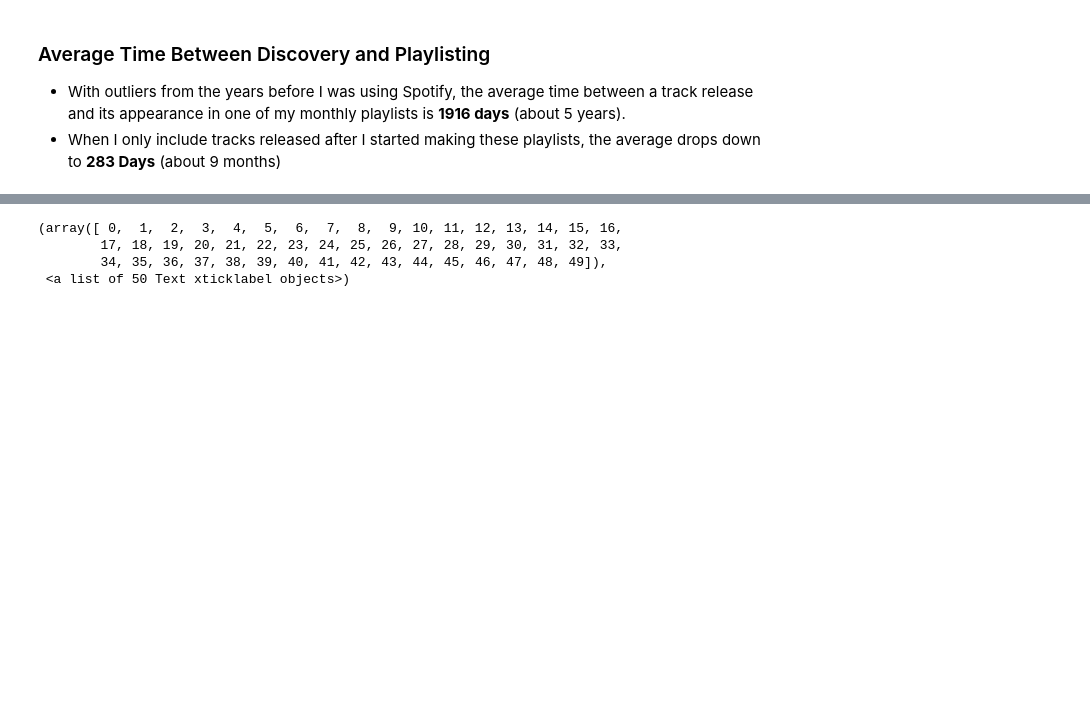
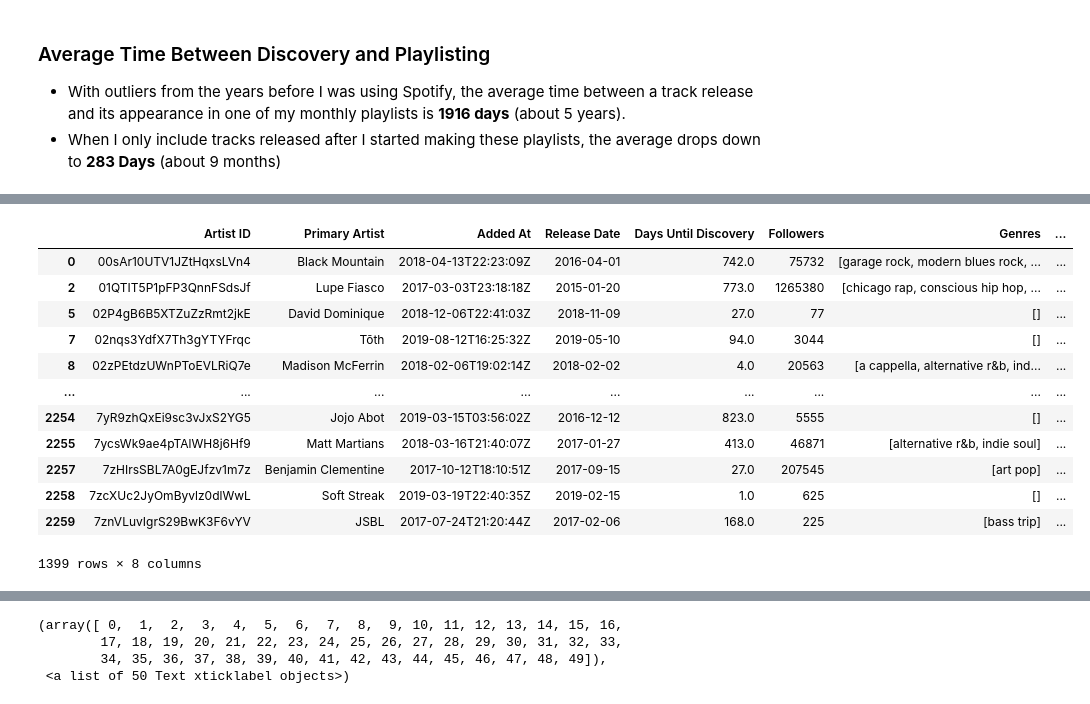
Before and after one commit to 2116kbps/artist-popularity-eda, a Jupyter notebook: Artist Popularity EDA.ipynb, the cells around one changed output, grey strips where cells are left out. Drawn from its saved outputs; the diff is of its cells as text; code cells hidden in the pictures; blank space fills up the shorter version.

```diff
--- a/Artist Popularity EDA.ipynb
+++ b/Artist Popularity EDA.ipynb
@@ -270,0 +280,2 @@ Text(0.5, 1.0, 'Artist Popularity vs Followers on Spotify')
+# %%
+by_artist = mps_df.groupby('Artist ID')
@@ -270,0 +284,17 @@ Text(0.5, 1.0, 'Artist Popularity vs Followers on Spotify')
+# %%
+trends_search_filtered_df = trends_search_full_df[trends_search_full_df['Release Date'] > '2011-12-13']
+trends_search_filtered_df
+# %% [output]
+|  | Artist ID | Primary Artist | Added At | Release Date | Days Until Discovery | Followers | Genres | ... |
+| 0 | 00sAr10UTV1JZtHqxsLVn4 | Black Mountain | 2018-04-13T22:23:09Z | 2016-04-01 | 742.0 | 75732 | [garage rock, modern blues rock, ... | ... |
+| 2 | 01QTIT5P1pFP3QnnFSdsJf | Lupe Fiasco | 2017-03-03T23:18:18Z | 2015-01-20 | 773.0 | 1265380 | [chicago rap, conscious hip hop, ... | ... |
+| 5 | 02P4gB6B5XTZuZzRmt2jkE | David Dominique | 2018-12-06T22:41:03Z | 2018-11-09 | 27.0 | 77 | [] | ... |
+| 7 | 02nqs3YdfX7Th3gYTYFrqc | Tōth | 2019-08-12T16:25:32Z | 2019-05-10 | 94.0 | 3044 | [] | ... |
+| 8 | 02zPEtdzUWnPToEVLRiQ7e | Madison McFerrin | 2018-02-06T19:02:14Z | 2018-02-02 | 4.0 | 20563 | [a cappella, alternative r&b, ind... | ... |
+| ... | ... | ... | ... | ... | ... | ... | ... | ... |
+| 2254 | 7yR9zhQxEi9sc3vJxS2YG5 | Jojo Abot | 2019-03-15T03:56:02Z | 2016-12-12 | 823.0 | 5555 | [] | ... |
+| 2255 | 7ycsWk9ae4pTAlWH8j6Hf9 | Matt Martians | 2018-03-16T21:40:07Z | 2017-01-27 | 413.0 | 46871 | [alternative r&b, indie soul] | ... |
+| 2257 | 7zHIrsSBL7A0gEJfzv1m7z | Benjamin Clementine | 2017-10-12T18:10:51Z | 2017-09-15 | 27.0 | 207545 | [art pop] | ... |
+| 2258 | 7zcXUc2JyOmByvlz0dlWwL | Soft Streak | 2019-03-19T22:40:35Z | 2019-02-15 | 1.0 | 625 | [] | ... |
+| 2259 | 7znVLuvIgrS29BwK3F6vYV | JSBL | 2017-07-24T21:20:44Z | 2017-02-06 | 168.0 | 225 | [bass trip] | ... |
+1399 rows × 8 columns
```
Also changed, not shown: parts of 27 cells of this notebook, 9 other files.
